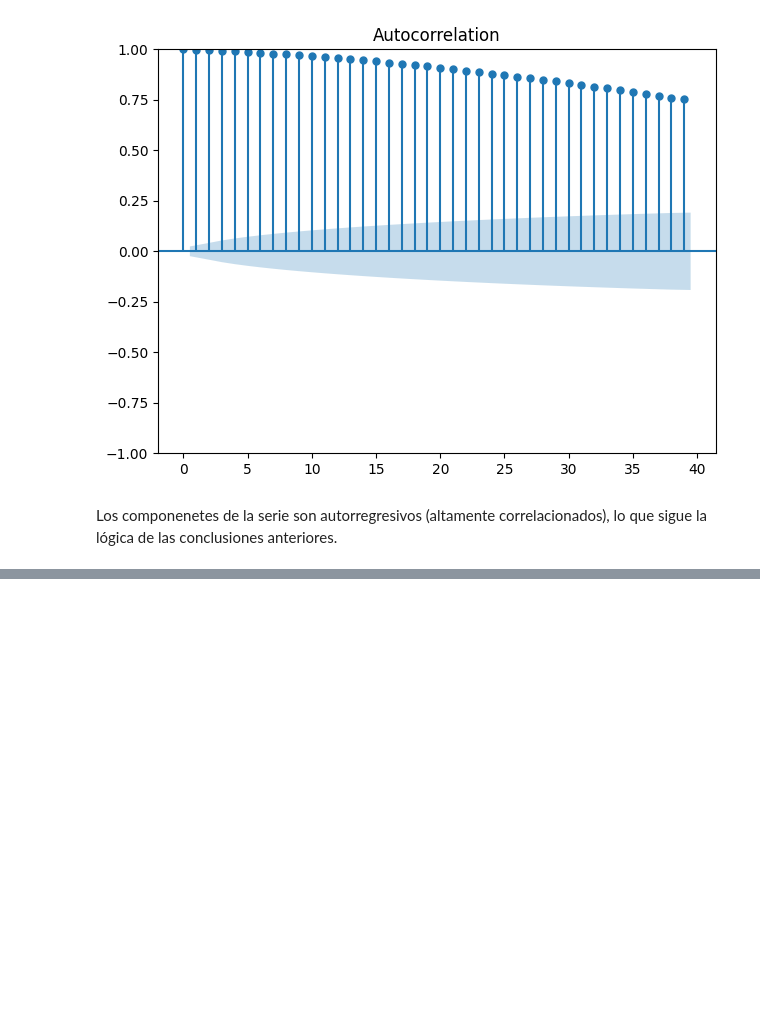
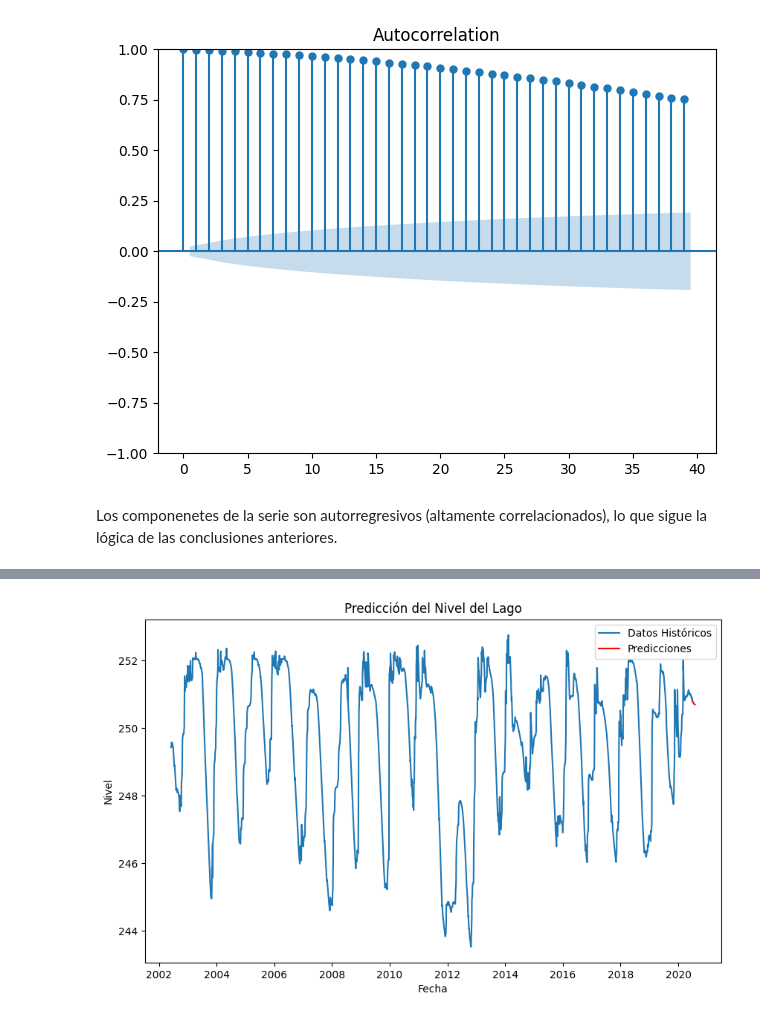
Before and after one commit to LuisCamachoRivero/Series_de_tiempo, a Jupyter notebook: src/explore.ipynb, the cells around one changed output, grey strips where cells are left out. Cells and saved outputs as stored; diff of their text form; code cells hidden in the pictures; blank space fills up the shorter version.

```diff
--- a/src/explore.ipynb
+++ b/src/explore.ipynb
@@ -182,14 +199,13 @@ plt.show()
 # %% [markdown]
 Los componenetes de la serie son autorregresivos (altamente correlacionados), lo que sigue la lógica de las conclusiones anteriores.
 # %%
+# Definimos el modelo Auto_arima
+
 from pmdarima import auto_arima
 
 modelo = auto_arima(df2,
                     seasonal=True,
-                    m=365,
-                    stepwise=True,
                     trace=True)
-# Ver el resumen del modelo ajustado
 print(modelo.summary())
 # %% [output]
 Performing stepwise search to minimize aic
@@ -195,0 +228,5 @@ Performing stepwise search to minimize aic
+# %%
+# Predicciones del modelo
+
+predicciones = modelo.predict(n_periods=30)
+predicciones
@@ -195,0 +251,13 @@ Performing stepwise search to minimize aic
+# %%
+# Graficar las predicciones
+
+plt.figure(figsize=(10,6))
+plt.plot(df2, label='Datos Históricos')
+plt.plot(predicciones, label='Predicciones', color='red')
+plt.title("Predicción del Nivel del Lago")
+plt.xlabel("Fecha")
+plt.ylabel("Nivel")
+plt.legend()
+plt.show()
+# %% [output]
+[figure, added]
```
Also changed, not shown: parts of 10 cells of this notebook, 1 other file.
